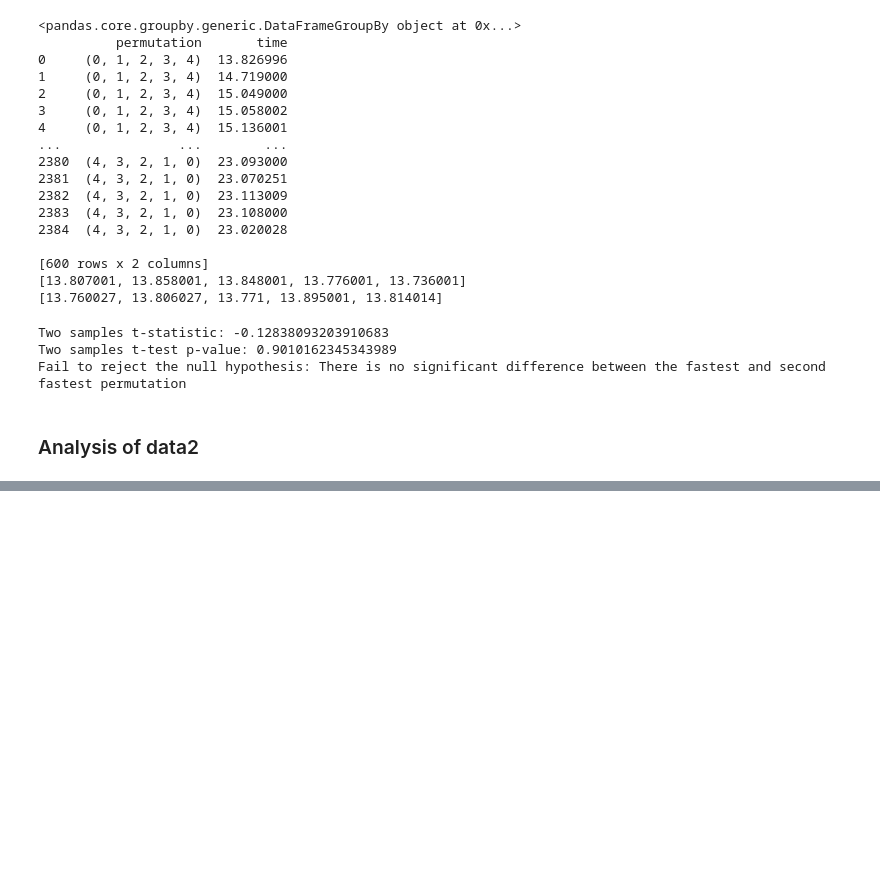
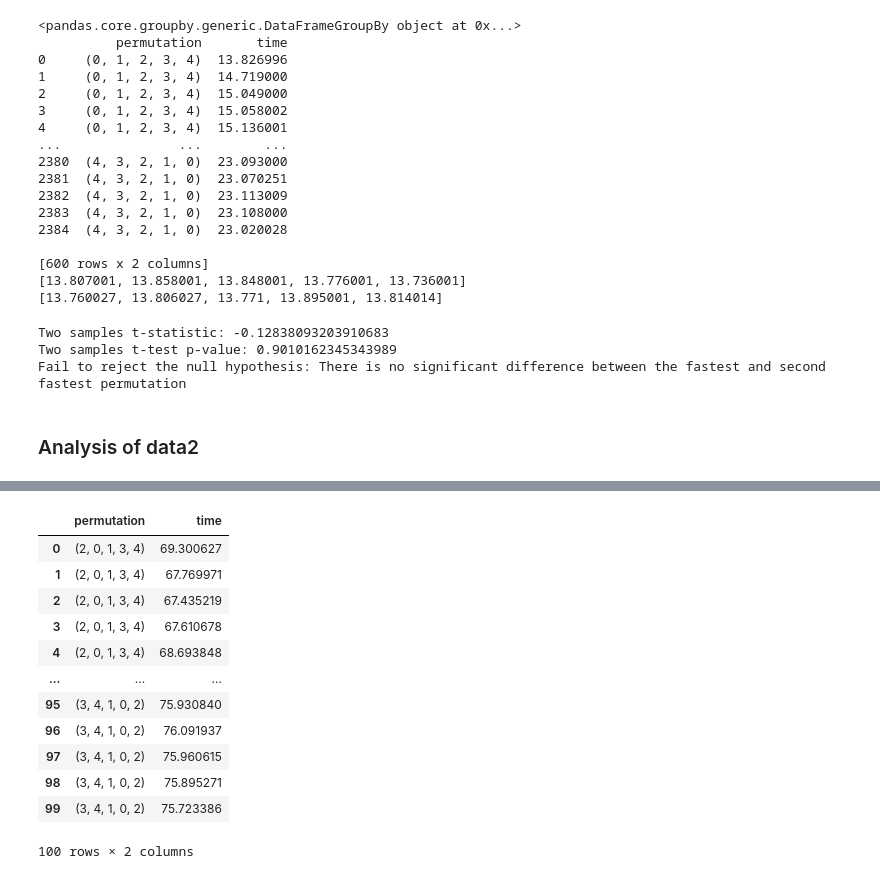
Before and after one commit to ChackMociute/Knowledge-Representation, a Jupyter notebook: Project 1/analysis_new.ipynb, the cells around one changed output, grey strips where cells are left out. Drawn from its saved outputs; the diff is of its cells as text; code cells hidden in the pictures; blank space fills up the shorter version.

```diff
--- a/Project 1/analysis_new.ipynb
+++ b/Project 1/analysis_new.ipynb
@@ -328,0 +339,29 @@ df
+# %%
+from datetime import datetime, timedelta
+
+def strptime(x):
+    try:
+        t = datetime.strptime(x, "%H:%M:%S")
+    except ValueError:
+        t = datetime.strptime(x, "%H:%M:%S.%f")
+
+    # Convert hours and minutes to seconds and add them to the total
+    return timedelta(minutes=t.minute, seconds=t.second, milliseconds=t.microsecond/1000).total_seconds()
+
+df_2 = pd.read_csv('data2.csv', delimiter='|')
+df_2.time = df_2.time.map(strptime)
+df_2
+# %% [output]
+|  | permutation | time |
+| 0 | (2, 0, 1, 3, 4) | 69.300627 |
+| 1 | (2, 0, 1, 3, 4) | 67.769971 |
+| 2 | (2, 0, 1, 3, 4) | 67.435219 |
+| 3 | (2, 0, 1, 3, 4) | 67.610678 |
+| 4 | (2, 0, 1, 3, 4) | 68.693848 |
+| ... | ... | ... |
+| 95 | (3, 4, 1, 0, 2) | 75.930840 |
+| 96 | (3, 4, 1, 0, 2) | 76.091937 |
+| 97 | (3, 4, 1, 0, 2) | 75.960615 |
+| 98 | (3, 4, 1, 0, 2) | 75.895271 |
+| 99 | (3, 4, 1, 0, 2) | 75.723386 |
+100 rows × 2 columns
```
Also changed, not shown: parts of 11 cells of this notebook.
